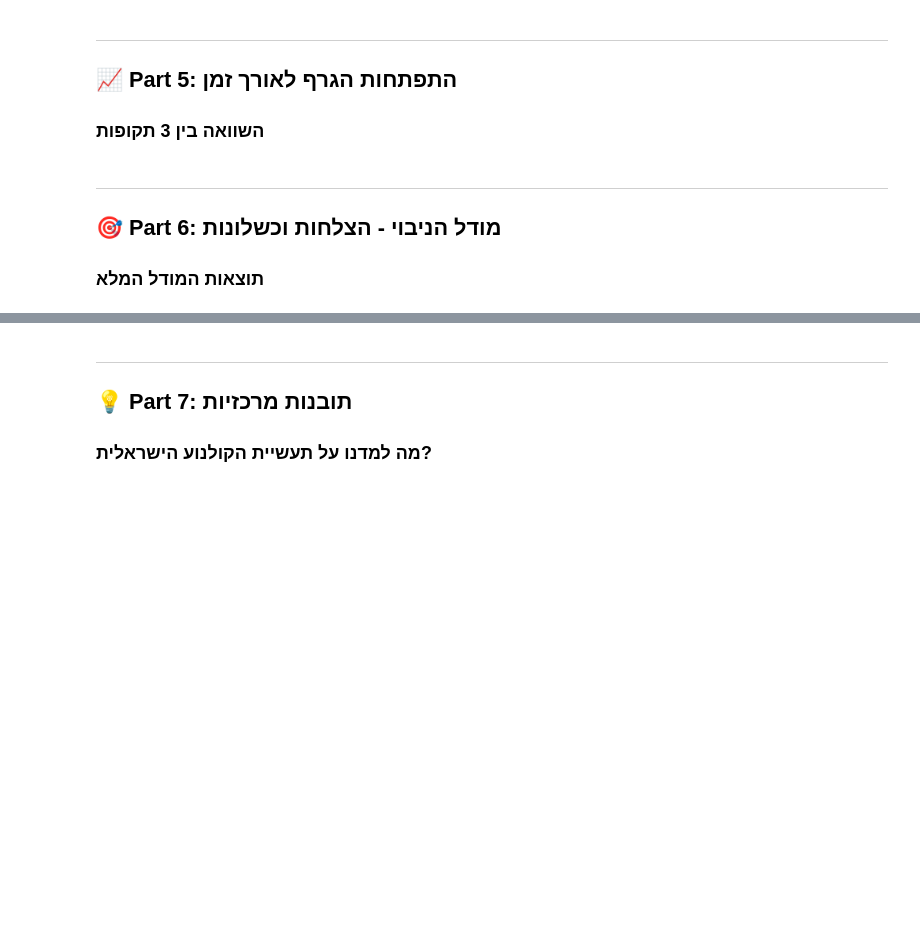
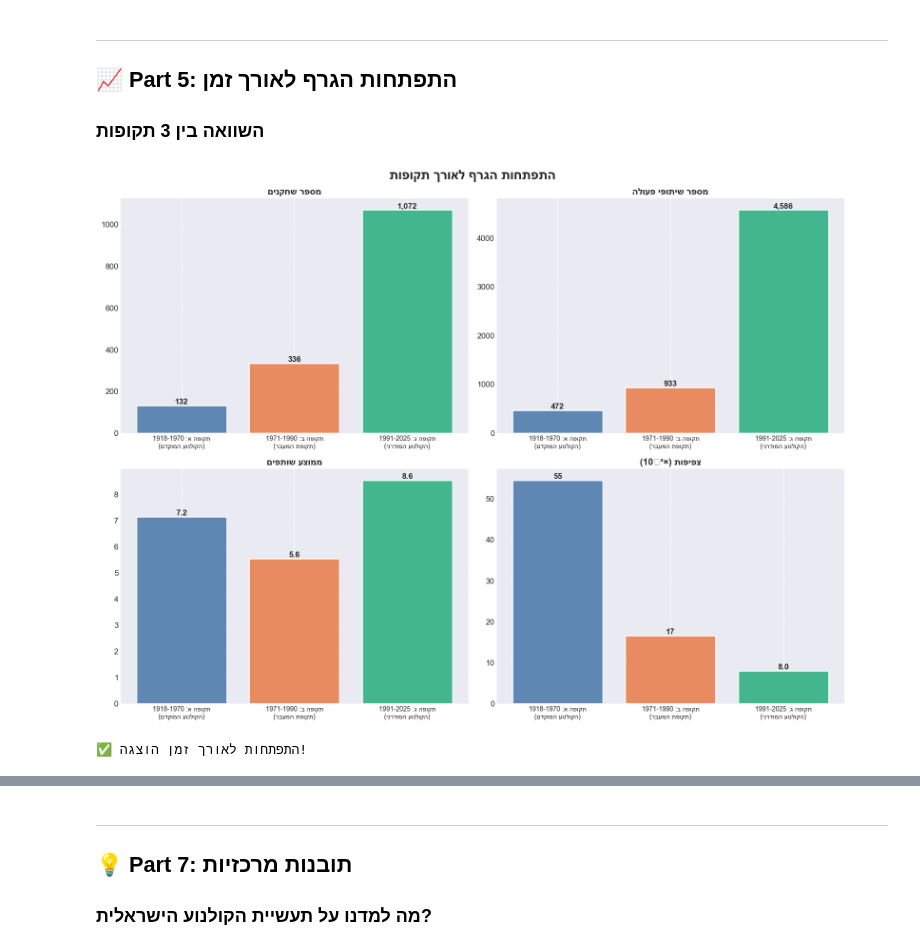
Before and after one commit to mlugassi/ML-on-Graphs, a Jupyter notebook: israeli_actors_graph/notebooks/Presentation_Video_Summary.ipynb, the cells around one changed output, grey strips where cells are left out. Drawn from its saved outputs; the diff is of its cells as text; code cells hidden in the pictures; blank space fills up the shorter version.

```diff
--- a/israeli_actors_graph/notebooks/Presentation_Video_Summary.ipynb
+++ b/israeli_actors_graph/notebooks/Presentation_Video_Summary.ipynb
@@ -201,13 +258,13 @@ print("\n✅ השחקנים המרכזיים הוצגו!")
 
 ### השוואה בין 3 תקופות
 # %%
-from graph_build import build_graph_for_years
+from link_prediction import build_graph_for_years
 
 # Build graphs for three periods
 periods = [
-    (1948, 1977, 'A', he('תקופה א: 1948-1977\n(הקולנוע המוקדם)')),
-    (1978, 1989, 'B', he('תקופה ב: 1978-1989\n(תקופת המעבר)')),
-    (1990, 2025, 'C', he('תקופה ג: 1990-2025\n(הקולנוע המודרני)'))
+    (1918, 1970, 'A', he('תקופה א: 1918-1970\n(הקולנוע המוקדם)')),
+    (1971, 1990, 'B', he('תקופה ב: 1971-1990\n(תקופת המעבר)')),
+    (1991, 2025, 'C', he('תקופה ג: 1991-2025\n(הקולנוע המודרני)'))
 ]
 
 period_stats = []
@@ -223,35 +280,33 @@ for y_min, y_max, label, name in periods:
 
 # Create comparison visualization
 fig, axes = plt.subplots(2, 2, figsize=(16, 12))
 fig.suptitle(he('התפתחות הגרף לאורך תקופות'), fontsize=20, fontweight='bold')
 
 metrics = ['actors', 'collaborations', 'avg_degree', 'density']
 titles = [he('מספר שחקנים'), he('מספר שיתופי פעולה'), he('ממוצע שותפים'), he('צפיפות (×10⁻³)')]
 colors = ['#3b6ea5', '#e8743b', '#19a974']
 
 for ax, metric, title in zip(axes.flat, metrics, titles):
     values = [s[metric] for s in period_stats]
     bars = ax.bar(range(3), values, color=colors, alpha=0.8, edgecolor='white', linewidth=2)
 
     ax.set_xticks(range(3))
     ax.set_xticklabels([s['name'] for s in period_stats], fontsize=10)
     ax.set_title(title, fontsize=14, fontweight='bold')
     ax.grid(axis='y', alpha=0.3)
 
     # Add value labels
     for bar, val in zip(bars, values):
         height = bar.get_height()
         ax.text(bar.get_x() + bar.get_width()/2., height,
                 f'{val:,.0f}' if val >= 10 else f'{val:.1f}',
                 ha='center', va='bottom', fontsize=12, fontweight='bold')
 
 plt.tight_layout()
 plt.savefig('../figures/presentation_temporal_evolution.png', dpi=150, bbox_inches='tight')
 plt.show()
 
 print("\n✅ התפתחות לאורך זמן הוצגה!")
+# %% [output]
+[figure, added]
+✅ התפתחות לאורך זמן הוצגה!
-# %% [markdown]
----
-## 🎯 Part 6: מודל הניבוי - הצלחות וכשלונות
-
-### תוצאות המודל המלא
```
Also changed, not shown: parts of 13 cells of this notebook, 9 other files.
